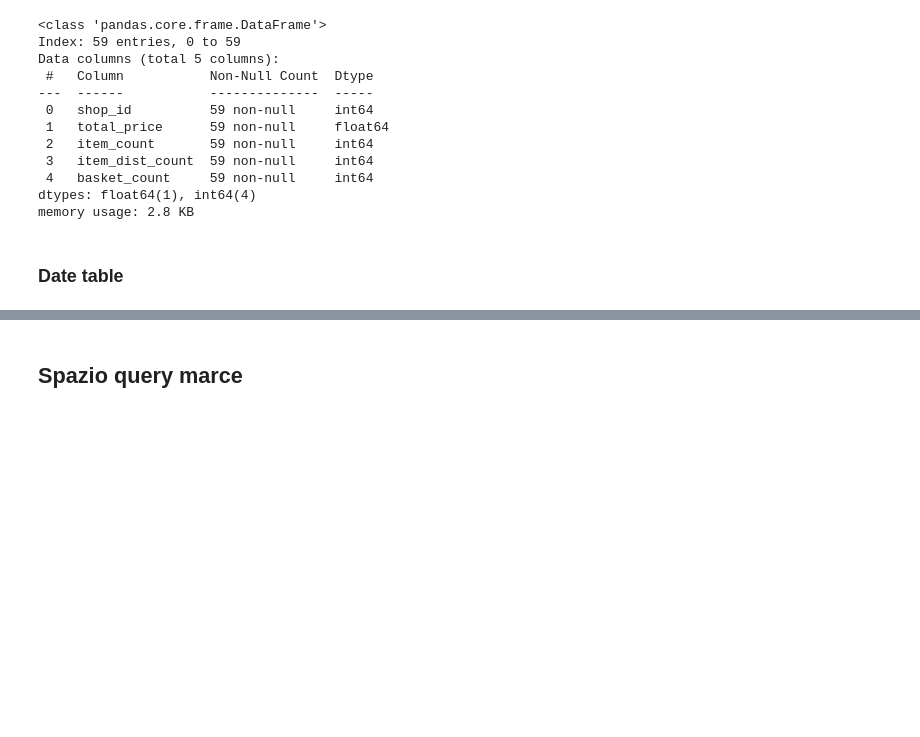
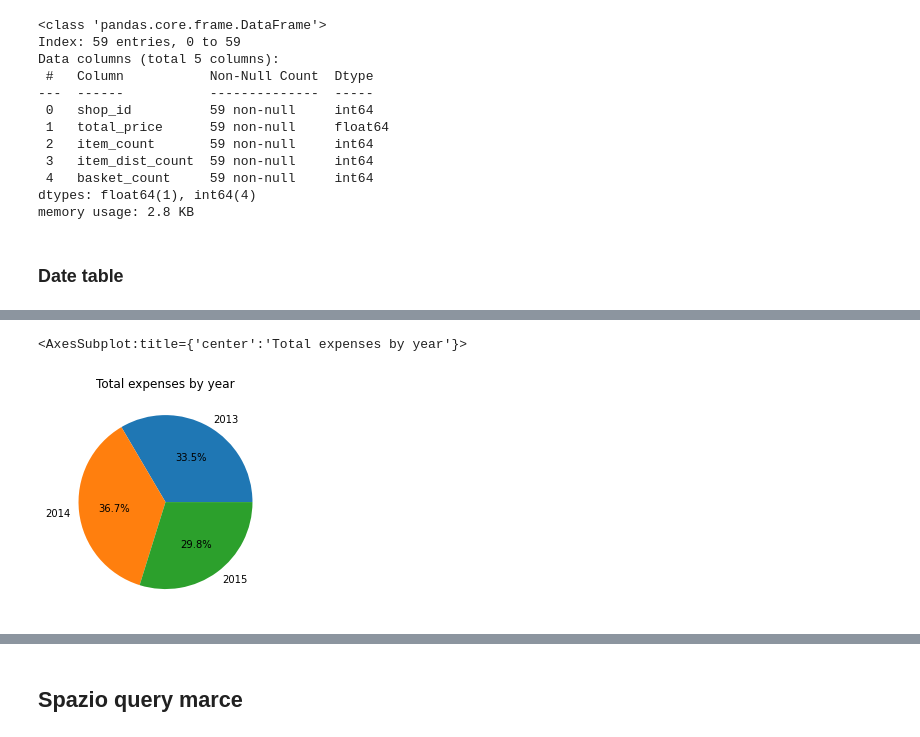
Before and after one commit to frankpietro/dm-project, a Jupyter notebook: dm.ipynb, the cells around one changed output, grey strips where cells are left out. Saved outputs shown, nothing was run; the diff lists cells and outputs as text; code cells hidden in the pictures; blank space fills up the shorter version.

Commit message:
Date plots

```diff
--- a/dm.ipynb
+++ b/dm.ipynb
@@ -603,7 +591,6 @@ b_df[SHOP] = total_df.groupby([BASKET])[[SHOP]].first().astype(int)
 b_df[PSUM] = total_df.groupby([BASKET])[[PSUM]].sum().astype(float)
 b_df[ICNT] = total_df.groupby([BASKET])[[CNT]].sum().astype(int)
 b_df[IDCNT] = total_df.groupby([BASKET])[[ITEM]].nunique()
-b_df[CCNT] = total_df.join()
 b_df.info()
 # %% [output]
 <class 'pandas.core.frame.DataFrame'>
@@ -737,2 +723,2 @@ memory usage: 6.3 KB
 # %%
-# d_df[IDCNT].plot()
+temp_d_df = d_df.reset_index().sort_values('index').rename(columns={'index': 'date'})
@@ -739,2 +742,6 @@ memory usage: 6.3 KB
 # %%
-# d_df[PSUM].plot()
+psum_y = temp_d_df.groupby(temp_d_df.date.dt.year)[PSUM].sum()
+psum_y.plot.pie(autopct='%1.1f%%', legend=False, ylabel='', title='Total expenses by year')
+# %% [output]
+<AxesSubplot:title={'center':'Total expenses by year'}>
+[figure, added]
```
Also changed, not shown: parts of 27 cells of this notebook.
